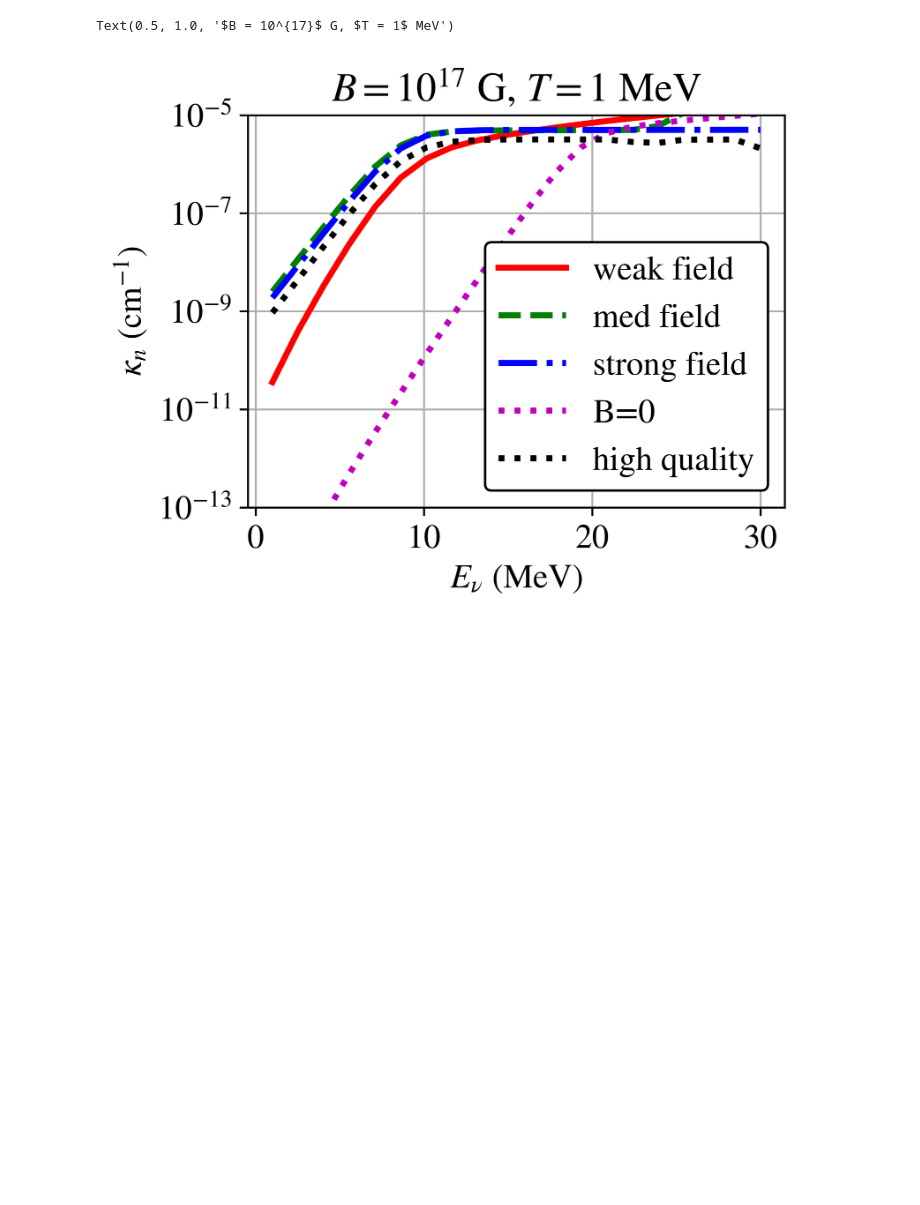
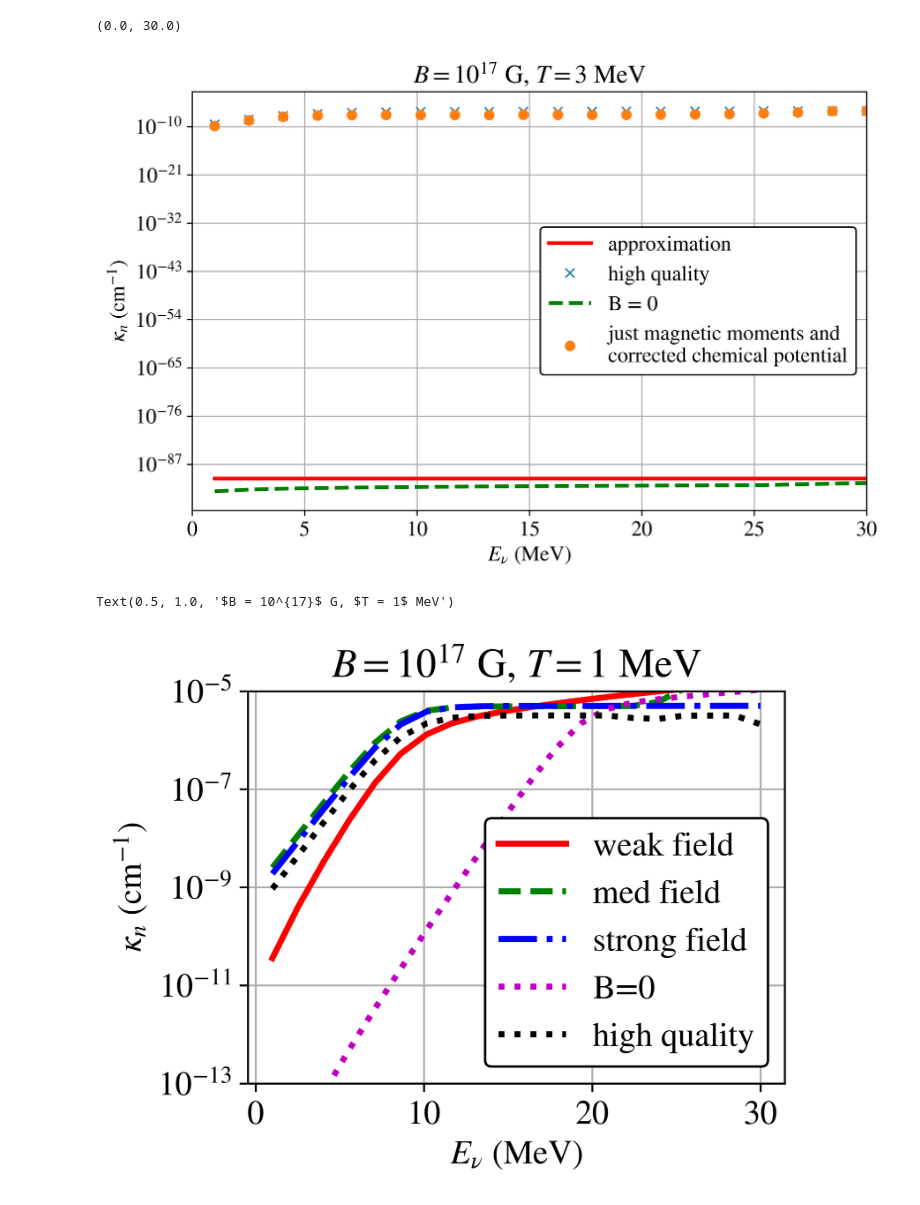
Before and after one commit to clwelch03/HEA-neutrinos, a Jupyter notebook: src/newopacities_mlknotes.ipynb, the cells around one changed output. Drawn from its saved outputs; the diff is of its cells as text; code cells hidden in the pictures; blank space fills up the shorter version.

```diff
--- a/src/newopacities_mlknotes.ipynb
+++ b/src/newopacities_mlknotes.ipynb
@@ -299,3 +568,32 @@ Text(0.5, 1.0, '$B = 10^{17}$ G, $T = 3$ MeV')
+# %%
+knuspace = linspace(1, 30, 20) / HBARC
+
+fig, ax_temp = plt.subplots(figsize = (8, 5))
+
+mue_high817 = mue_solver(0.1 * 0.16 * 10**-1, 1e17 * G_TO_FM, 8 / HBARC)
+mue_high117 = mue_solver(0.1 * 0.16 * 10**-1, 1e17 * G_TO_FM, 1 / HBARC)
+mue_high316 = mue_solver(0.1 * 0.16 * 10**-1, 5e16 * G_TO_FM, 3 / HBARC)
+mue_high116 = mue_solver(0.1 * 0.16 * 10**-1, 5e16 * G_TO_FM, 1 / HBARC)
+
+ax_temp.plot(knuspace * HBARC, [proton_opacity([11.684, -0.997], 1e17 * G_TO_FM, 1 / HBARC, mue_high117, knu, 0, True, True) * 10**13 for knu in knuspace], 'r-',
+        #knuspace * HBARC, [neutron_opacity([0.16 * 10**-3, 0.25], 1e17 * G_TO_FM, 8 / HBARC, mue_low817, knu, 0, False, False) * 10**13 for knu in knuspace], 'g--',
+        knuspace * HBARC, sigma_p_b1e17_t1mev_highdensity, 'x')
+ax_temp.plot(knuspace * HBARC, [proton_opacity([11.684, -0.97538], 5e16 * G_TO_FM, 1 / HBARC, mue_high116, knu, 0, False, True) * 10**13 for knu in knuspace], 'g--',
+        #knuspace * HBARC, [neutron_opacity([0.16 * 10**-3, 0.25], 1e17 * G_TO_FM, 8 / HBARC, mue_low817, knu, 0, False, False) * 10**13 for knu in knuspace], 'g--',
+        knuspace * HBARC, sigma_p_b5e16_t1mev_highdensity, 'o')
+#ax_temp.set_yscale('log')
+ax_temp.set_xlabel('$E_\\nu$ (MeV)')
+ax_temp.set_ylabel('$\kappa_n$ (cm$^{-1}$)')
+ax_temp.grid(alpha = 1)
+ax_temp.set_yscale('log')
+
+#ax_temp.set_ylim([1e-8, 1e-5])
+ax_temp.legend(['approximation', 'high quality', 'B = 0', 'just magnetic moments and \ncorrected chemical potential'], edgecolor = 'k', framealpha = 1)
+ax_temp.set_title('$B = 10^{17}$ G, $T = 3$ MeV')
+ax_temp.set_xlim([0, 30])
+# %% [output]
+(0.0, 30.0)
+[figure, added]
 # %%
 knuspace = linspace(1, 30, 20) / HBARC
 
```
Also changed, not shown: parts of 22 cells of this notebook.
